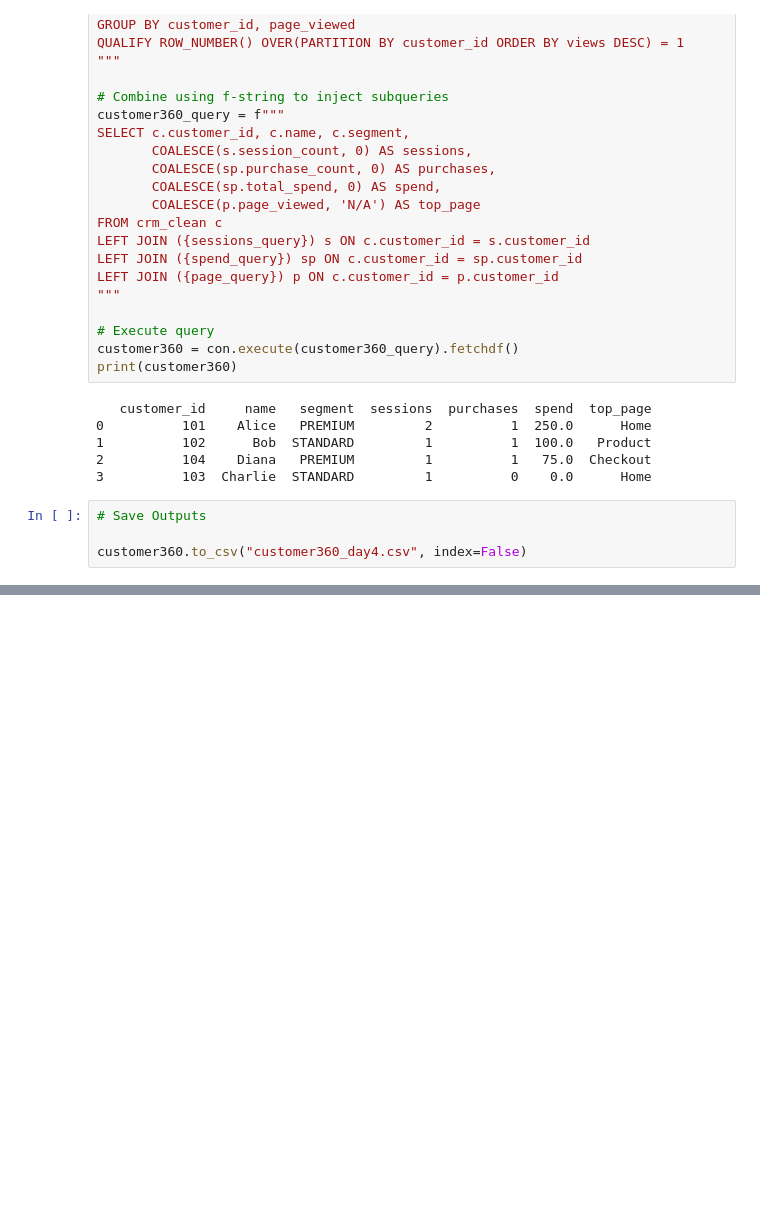
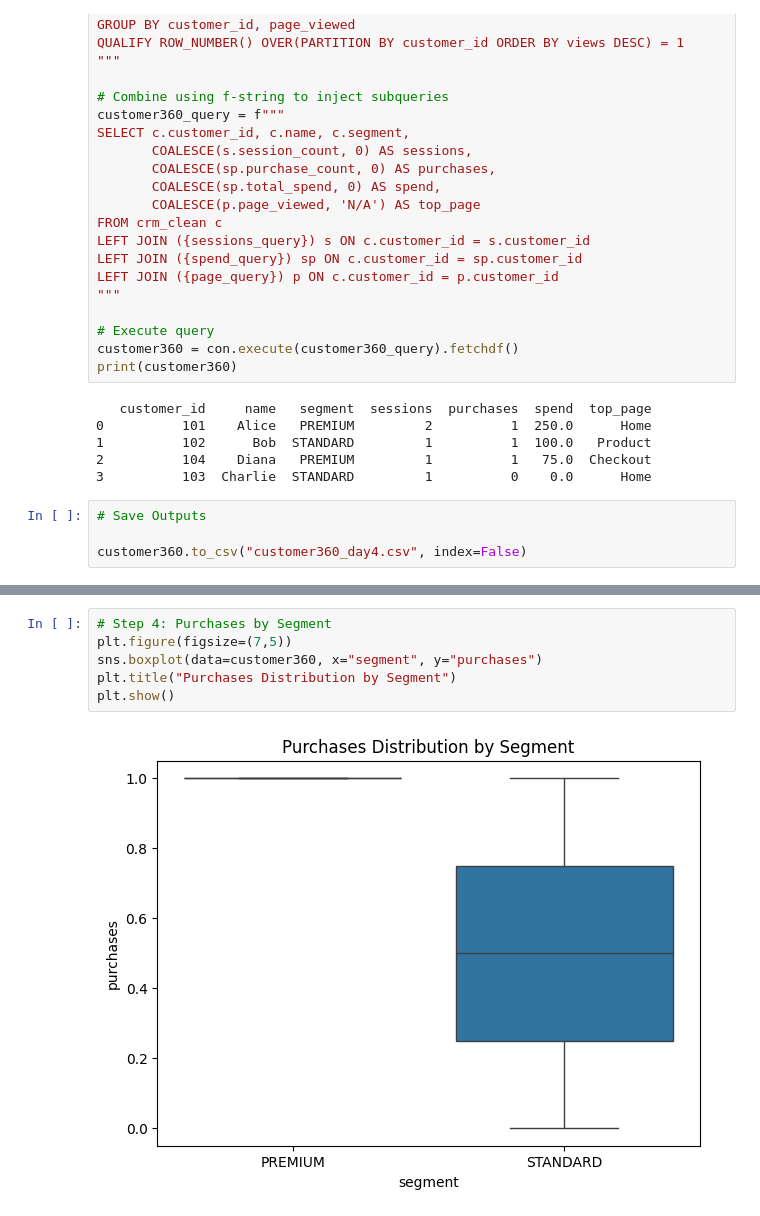
Before and after one commit to BHARATH077/ETL_Customer_Behavior, a Jupyter notebook: ETL_Customer_Behavior.ipynb, the cells around one changed output, grey strips where cells are left out. Saved outputs shown, nothing was run; the diff lists cells and outputs as text; blank space fills up the shorter version.

```diff
--- a/ETL_Customer_Behavior.ipynb
+++ b/ETL_Customer_Behavior.ipynb
@@ -394,0 +430,8 @@ customer360.to_csv("customer360_day4.csv", index=False)
+# %%
+# Step 4: Purchases by Segment
+plt.figure(figsize=(7,5))
+sns.boxplot(data=customer360, x="segment", y="purchases")
+plt.title("Purchases Distribution by Segment")
+plt.show()
+# %% [output]
+[figure, added]
```
Also changed, not shown: parts of 18 cells of this notebook.
